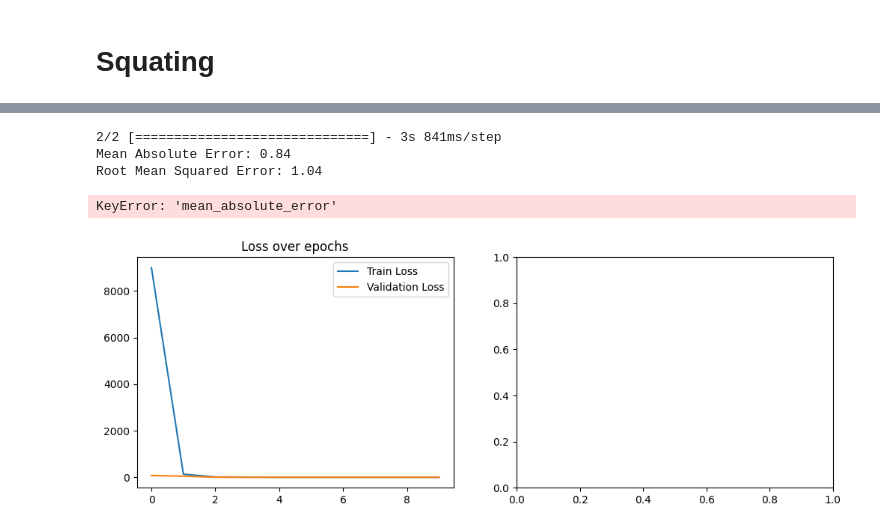
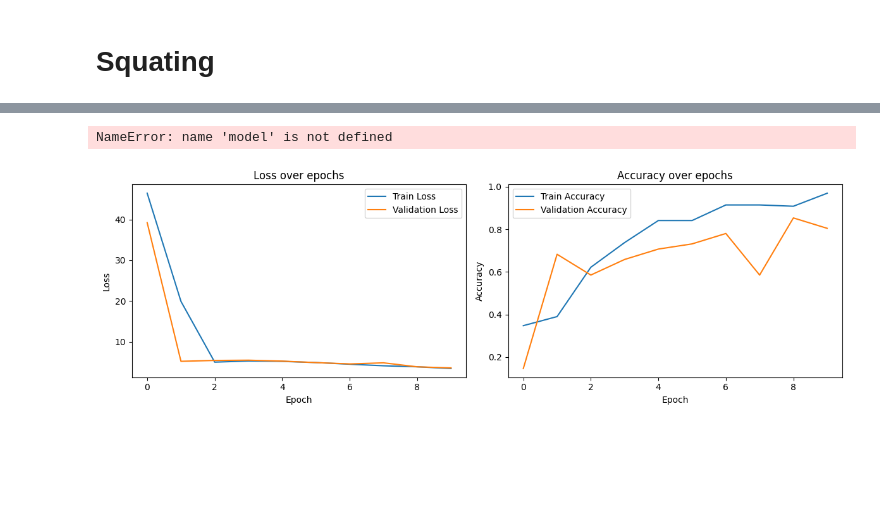
Before and after one commit to DhruvMehta-code/Pose-Estimation, a Jupyter notebook: pose.ipynb, the cells around one changed output, grey strips where cells are left out. Drawn from its saved outputs; the diff is of its cells as text; code cells hidden in the pictures; blank space fills up the shorter version.

```diff
--- a/pose.ipynb
+++ b/pose.ipynb
@@ -331,9 +462,12 @@ y = data['score'].values
 # %%
-# Split the video data into training and testing sets
-video_X_train, video_X_test, y_train, y_test = train_test_split(video_X, y, test_size=0.2, random_state=42)
+# # Split the video data into training and testing sets
+# video_X_train, video_X_test, y_train, y_test = train_test_split(video_X, y, test_size=0.2, random_state=42)
 
-# Split the angle data into training and testing sets
-angle_X_train, angle_X_test, _, _ = train_test_split(angle_X, y, test_size=0.2, random_state=42)
+# # Split the angle data into training and testing sets
+# angle_X_train, angle_X_test, _, _ = train_test_split(angle_X, y, test_size=0.2, random_state=42)
+video_X_train, video_X_test, angle_X_train, angle_X_test, y_train, y_test = train_test_split(video_X, angle_X, y_adjusted, test_size=0.2, random_state=42)
+
+
 
 # Define the model
 num_frames = video_X_train.shape[1]
@@ -346,7 +480,7 @@ video_input = Input(shape=(num_frames, frame_height, frame_width, num_channels))
 x = Conv3D(32, (3, 3, 3), activation='relu')(video_input)
 x = MaxPooling3D(pool_size=(2, 2, 2))(x)
 x = Flatten()(x)
-x = Dense(64, activation='relu')(x)
+x = Dense(64, activation='relu',kernel_regularizer=l2(0.01))(x)
 # %%
 # Angles branch
 angles_input = Input(shape=(num_angles,))
@@ -467,8 +645,8 @@ def create_siamese_network(input_shape):
     merged = Concatenate()([x1, x2])
 
     # Dense layers for final prediction
-    x = Dense(64, activation='relu')(merged)
-    output = Dense(1, activation='linear')(x)
+    x = Dense(64, activation='relu',kernel_regularizer=l2(0.01))(merged)
+    output = Dense(3, activation='softmax')(x)
 
     # Create the Siamese model
     siamese_model = Model(inputs=[input_1, input_2], outputs=output)
@@ -479,7 +657,7 @@ input_shape = (num_frames, frame_height, frame_width, num_channels)
 # %%
 siamese_model = create_siamese_network(input_shape)
 # %%
-siamese_model.compile(optimizer='adam', loss='mean_squared_error')
+siamese_model.compile(optimizer='adam', loss='sparse_categorical_crossentropy',metrics=['accuracy'])
 # %%
 his = siamese_model.fit([video_X_train, video_X_train], y_train, epochs=10, batch_size=32, validation_data=([video_X_test, video_X_test], y_test))
 # %% [output]
@@ -506,37 +684,31 @@ Epoch 10/10
 # %%
-predictions = siamese_model.predict([video_X_test, video_X_test])
-
-# Calculate mean absolute error (MAE)
-mae = mae_func(y_test, predictions)
-
-# Calculate root mean squared error (RMSE)
-rmse = mean_squared_error(y_test, predictions, squared=False)
-
-print("Mean Absolute Error: {:.2f}".format(mae))
-print("Root Mean Squared Error: {:.2f}".format(rmse))
 # %% [output]
-2/2 [==============================] - 3s 841ms/step
-Mean Absolute Error: 0.84
-Root Mean Squared Error: 1.04
+NameError: name 'model' is not defined
 # %%
 
 import matplotlib.pyplot as plt
 
 plt.figure(figsize=(12, 4))
 
+# Plot Loss over epochs
 plt.subplot(1, 2, 1)
 plt.plot(his.history['loss'], label='Train Loss')
 plt.plot(his.history['val_loss'], label='Validation Loss')
 plt.title('Loss over epochs')
+plt.xlabel('Epoch')
+plt.ylabel('Loss')
 plt.legend()
 
+# Plot Accuracy over epochs
 plt.subplot(1, 2, 2)
-plt.plot(his.history['mean_absolute_error'], label='Train MAE')
-plt.plot(history.history['val_mean_absolute_error'], label='Validation MAE')
-plt.title('MAE over epochs')
+plt.plot(his.history['accuracy'], label='Train Accuracy')
+plt.plot(his.history['val_accuracy'], label='Validation Accuracy')
+plt.title('Accuracy over epochs')
+plt.xlabel('Epoch')
+plt.ylabel('Accuracy')
 plt.legend()
 
+plt.tight_layout()
 plt.show()
 # %% [output]
-KeyError: 'mean_absolute_error'
-[figure, old version]
+[figure, new version]
```
Also changed, not shown: parts of 26 cells of this notebook.
